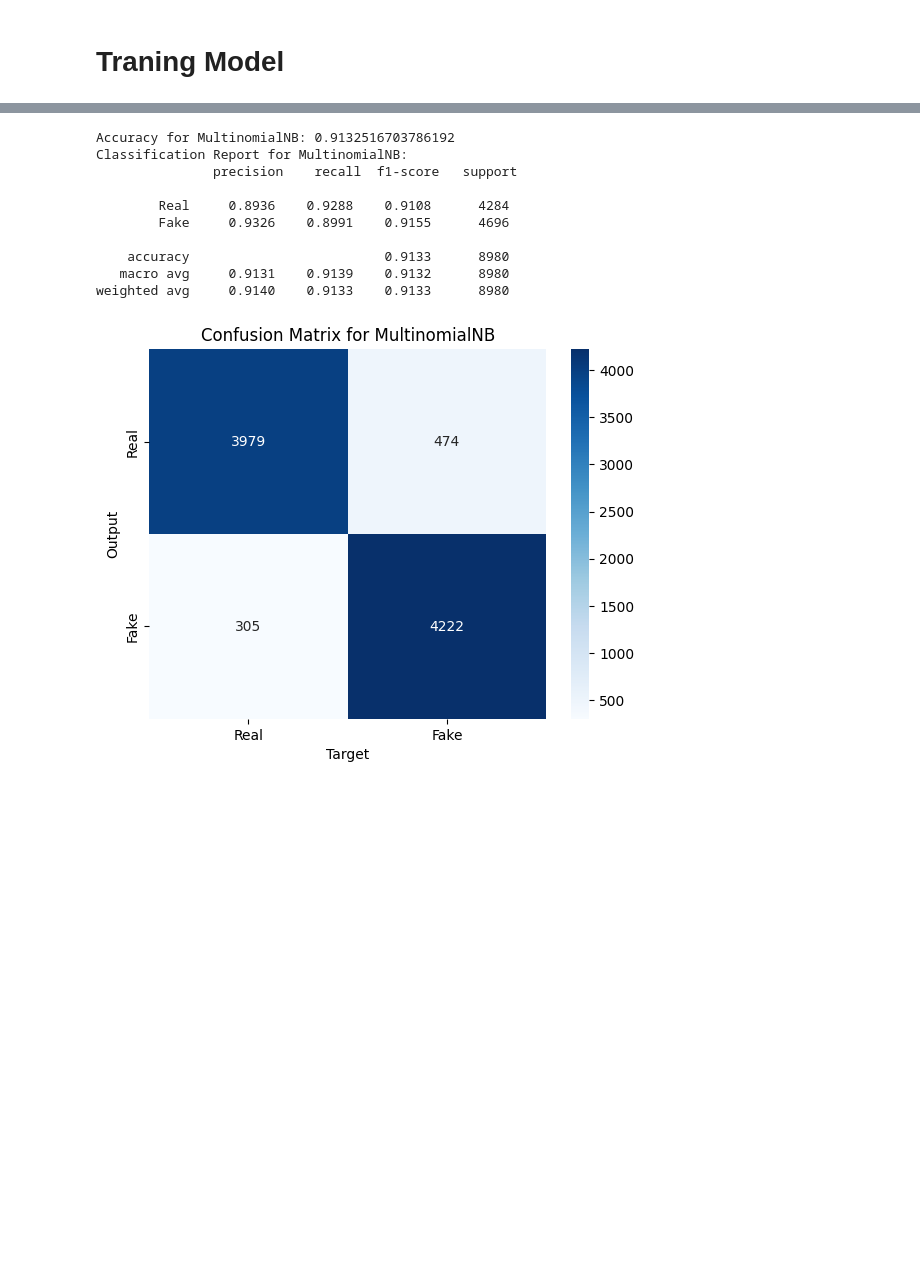
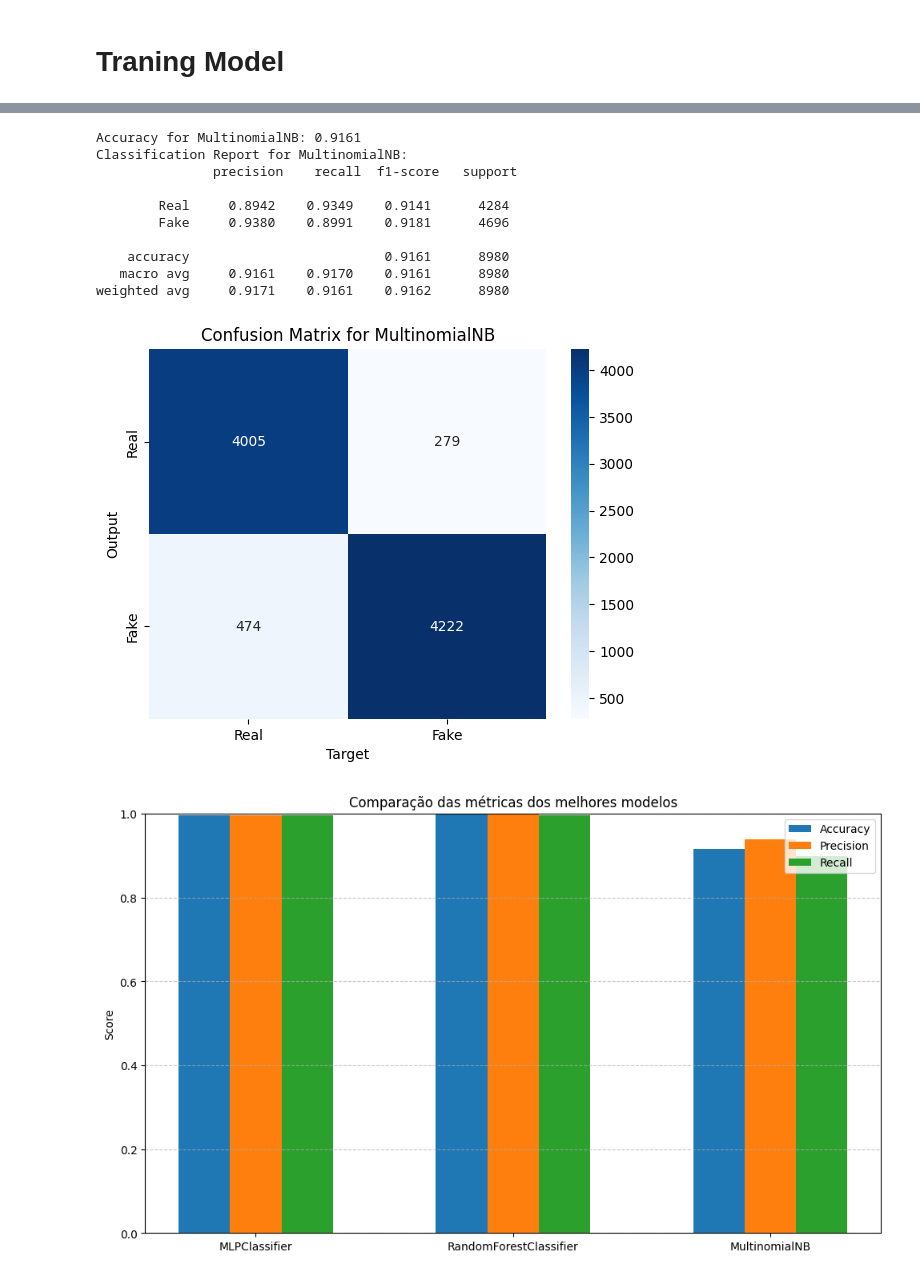
Before and after one commit to gddeazevedo/fake_news_classification, a Jupyter notebook: notebooks/main.ipynb, the cells around one changed output, grey strips where cells are left out. Drawn from its saved outputs; the diff is of its cells as text; code cells hidden in the pictures; blank space fills up the shorter version.

Commit message:
comparando as métricas

```diff
--- a/notebooks/main.ipynb
+++ b/notebooks/main.ipynb
@@ -248,24 +248,66 @@ Saved PNG file: gridsearch_MultinomialNB.png
 # %% [markdown]
 # Traning Model
 # %%
-from sklearn.metrics import classification_report, accuracy_score, confusion_matrix
+from sklearn.metrics import classification_report, accuracy_score, precision_score, recall_score, confusion_matrix
+import numpy as np
+
+
+def plot_metrics_comparison(best_models: dict):
+    global accuracies, precisions, recalls
+    model_names = list(best_models.keys())
+
+    accuracy_vals = [accuracies[m] for m in model_names]
+    precision_vals = [precisions[m] for m in model_names]
+    recall_vals = [recalls[m] for m in model_names]
+
+    x = np.arange(len(model_names))
+    width = 0.2
+
+    plt.figure(figsize=(10,6))
+    plt.bar(x - width, accuracy_vals, width, label='Accuracy')
+    plt.bar(x, precision_vals, width, label='Precision')
+    plt.bar(x + width, recall_vals, width, label='Recall')
+
+    plt.ylabel("Score")
+    plt.title("Comparação das métricas dos melhores modelos")
+    plt.xticks(x, model_names)
+    plt.ylim(0,1)
+    plt.legend()
+    plt.grid(axis='y', linestyle='--', alpha=0.7)
+
+    plt.tight_layout()
+    plt.savefig("metrics_comparison.png", dpi=300)
+    plt.show()
 
 
 class_names = [REAL, FAKE]
 
+accuracies = {}
+precisions = {}
+recalls = {}
+
 for model_name, model in best_models.items():
     y_pred = model.predict(X_test)
-    print(f"Accuracy for {model_name}:", accuracy_score(y_test, y_pred))
+
+    acc = accuracy_score(y_test, y_pred)
+    prec = precision_score(y_test, y_pred, pos_label=1)
+    rec = recall_score(y_test, y_pred, pos_label=1)
+
+    accuracies[model_name] = acc
+    precisions[model_name] = prec
+    recalls[model_name] = rec
+
+    print(f"Accuracy for {model_name}: {acc:.4f}")
     print(f"Classification Report for {model_name}:\n", classification_report(y_test, y_pred, digits=4, target_names=class_names))
 
-    cm = confusion_matrix(y_test, y_pred).T
-
-
+    cm = confusion_matrix(y_test, y_pred, labels=[0,1])
     sns.heatmap(cm, annot=True, fmt="d", cmap="Blues", xticklabels=class_names, yticklabels=class_names)
     plt.xlabel("Target")
     plt.ylabel("Output")
     plt.title(f"Confusion Matrix for {model_name}")
-    filename = f"confusion_matrix_{model_name}.png"
-    plt.savefig(filename, dpi=300)
+    plt.savefig(f"confusion_matrix_{model_name}.png", dpi=300)
     plt.show()
+
+
+plot_metrics_comparison(best_models)
 # %% [output]
@@ -293,12 +335,13 @@ weighted avg     0.9968    0.9968    0.9968      8980
 [figure]
-Accuracy for MultinomialNB: 0.9132516703786192
+Accuracy for MultinomialNB: 0.9161
 Classification Report for MultinomialNB:
                precision    recall  f1-score   support
 
-        Real     0.8936    0.9288    0.9108      4284
-        Fake     0.9326    0.8991    0.9155      4696
+        Real     0.8942    0.9349    0.9141      4284
+        Fake     0.9380    0.8991    0.9181      4696
 
-    accuracy                         0.9133      8980
-   macro avg     0.9131    0.9139    0.9132      8980
-weighted avg     0.9140    0.9133    0.9133      8980
+    accuracy                         0.9161      8980
+   macro avg     0.9161    0.9170    0.9161      8980
+weighted avg     0.9171    0.9161    0.9162      8980
 [figure]
+[figure, added]
```
Also changed, not shown: parts of 1 cell of this notebook, 4 other files.
